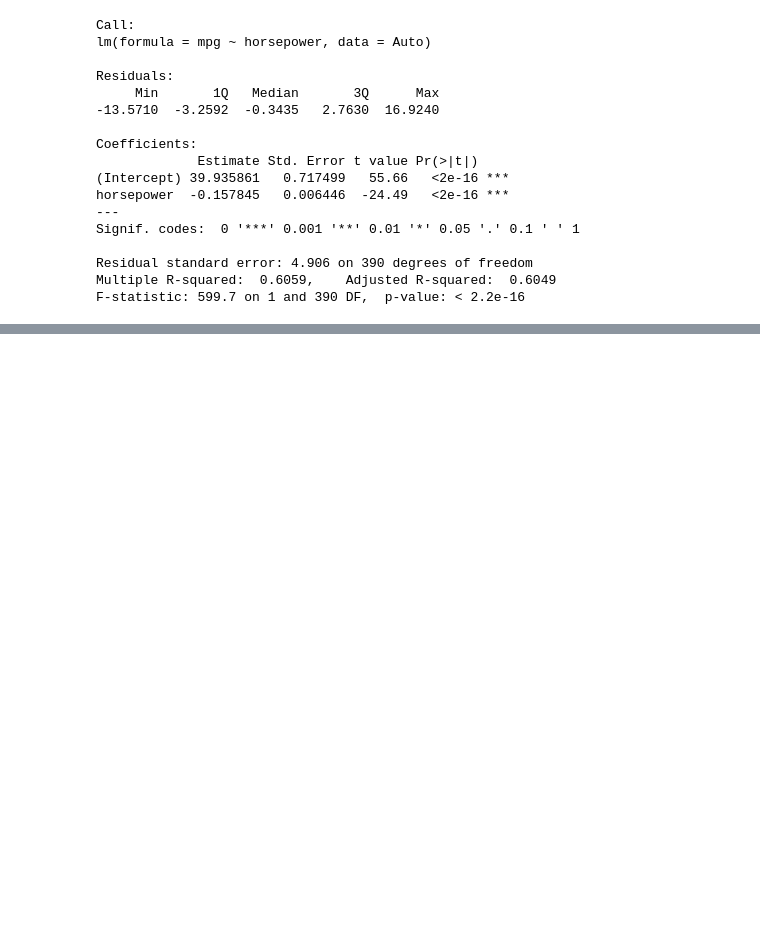
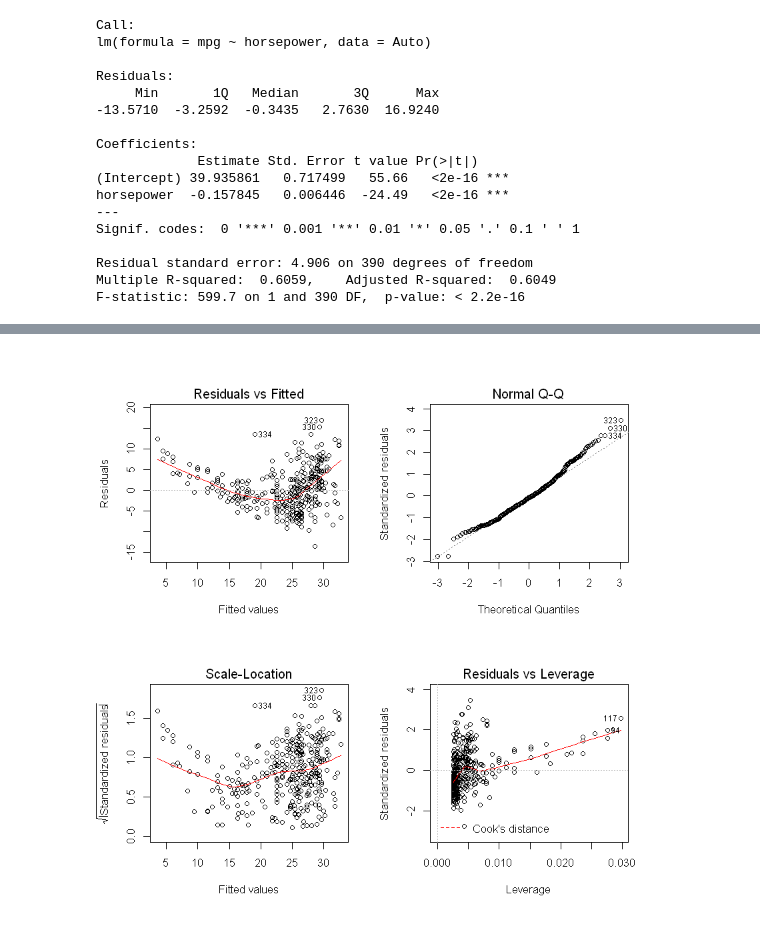
Before and after one commit to YoussefEssDS/ISLR-Labs, a Jupyter notebook: LAB linear regression ISLR.ipynb, the cells around one changed output, grey strips where cells are left out. Drawn from its saved outputs; the diff is of its cells as text; code cells hidden in the pictures; blank space fills up the shorter version.

```diff
--- a/LAB linear regression ISLR.ipynb
+++ b/LAB linear regression ISLR.ipynb
@@ -59,0 +88,5 @@ F-statistic: 599.7 on 1 and 390 DF,  p-value: < 2.2e-16
+# %%
+par(mfrow=c(2,2))
+plot(slrf)
+# %% [output]
+[figure, added]
```
Also changed, not shown: parts of 56 cells of this notebook.
